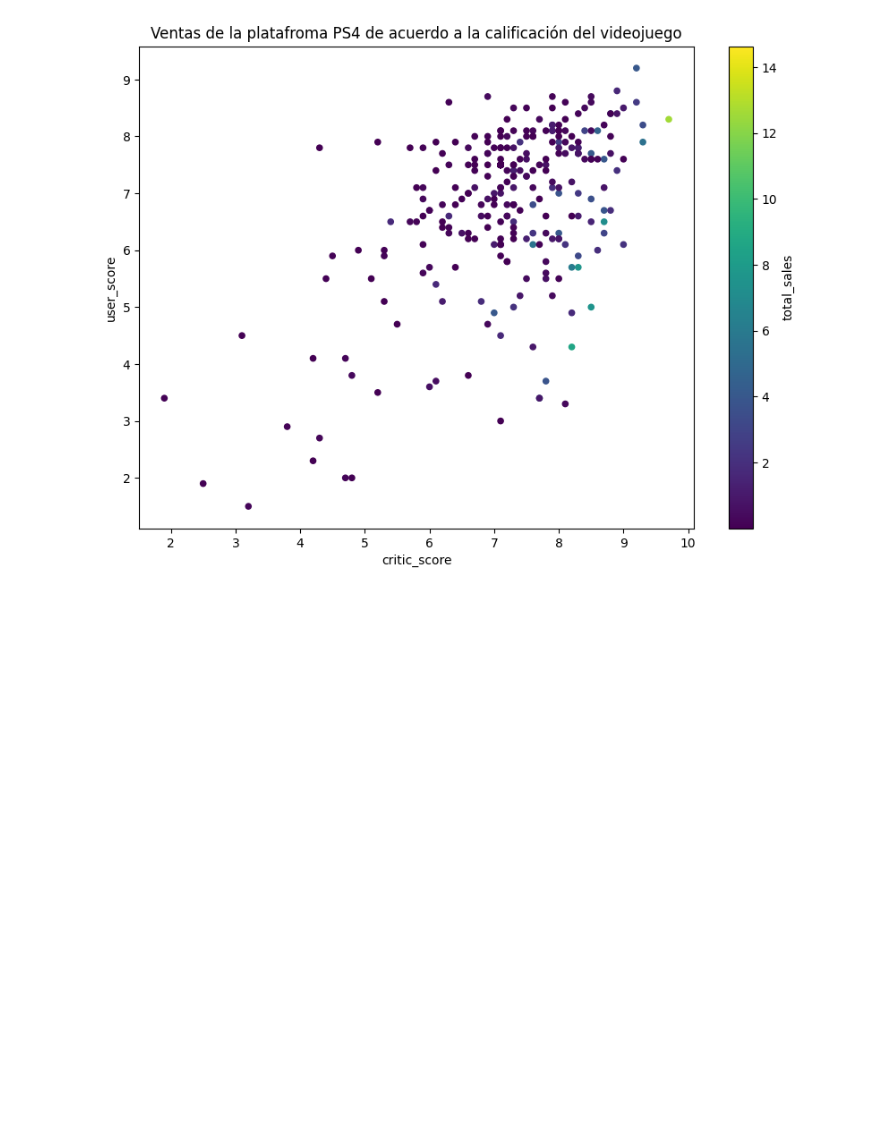
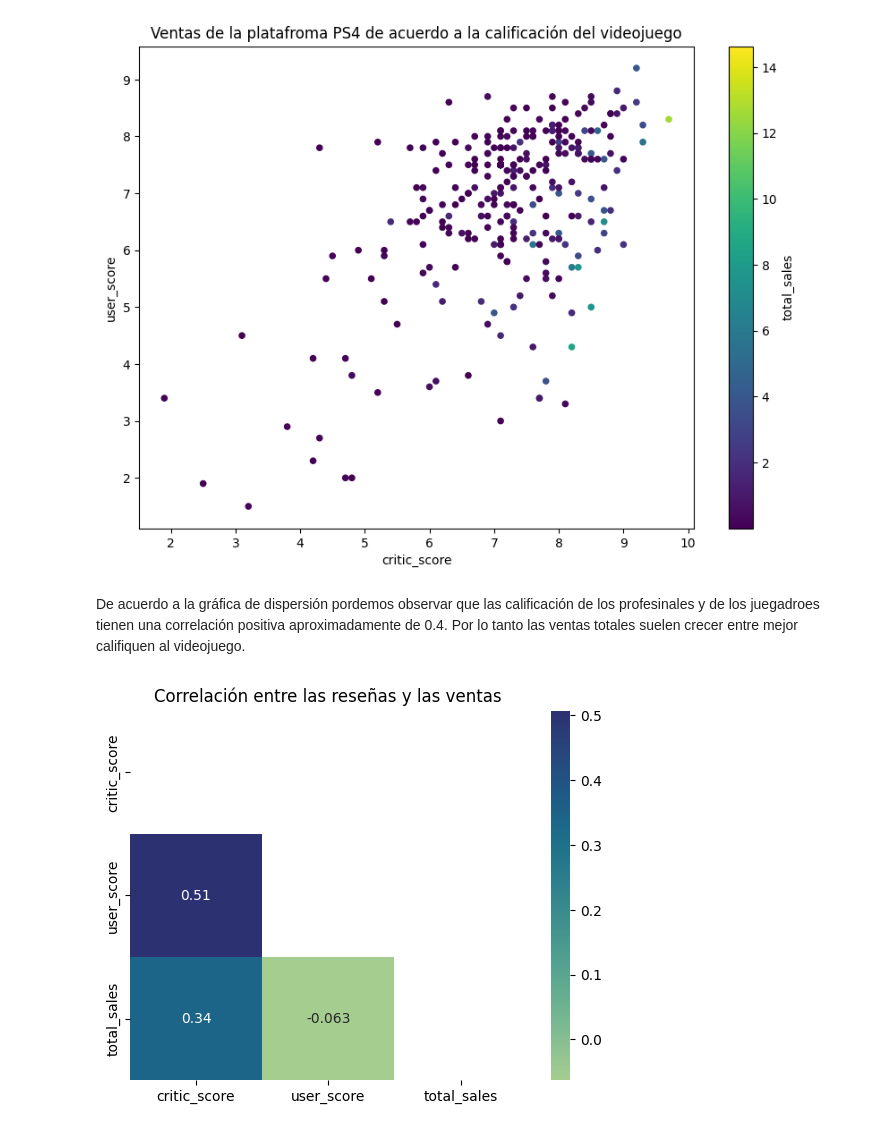
Before and after one commit to Car27VeP/AED_videojuegos, a Jupyter notebook: AED_games.ipynb, the cells around one changed output. Cells and saved outputs as stored; diff of their text form; code cells hidden in the pictures; blank space fills up the shorter version.

```diff
--- a/AED_games.ipynb
+++ b/AED_games.ipynb
@@ -517,3 +535,15 @@ df_games.query(mask).plot(kind='scatter',
 plt.show()
 # %% [output]
 [figure]
+# %% [markdown]
+De acuerdo a la gráfica de dispersión pordemos observar que las calificación de los profesinales y de los juegadroes tienen una correlación positiva aproximadamente de 0.4. Por lo tanto las ventas totales suelen crecer entre mejor califiquen al videojuego.
+# %%
+scores_total_sales = ['critic_score','user_score','total_sales']
+data=df_games.query(mask)[scores_total_sales]
+heatmap_mask = np.triu(np.ones_like(data.corr()))
+
+sns.heatmap(data.corr(), annot=True, cmap="crest",mask= heatmap_mask)
+plt.title('Correlación entre las reseñas y las ventas')
+plt.show()
+# %% [output]
+[figure, added]
```
Also changed, not shown: parts of 27 cells of this notebook, 2 other files.
